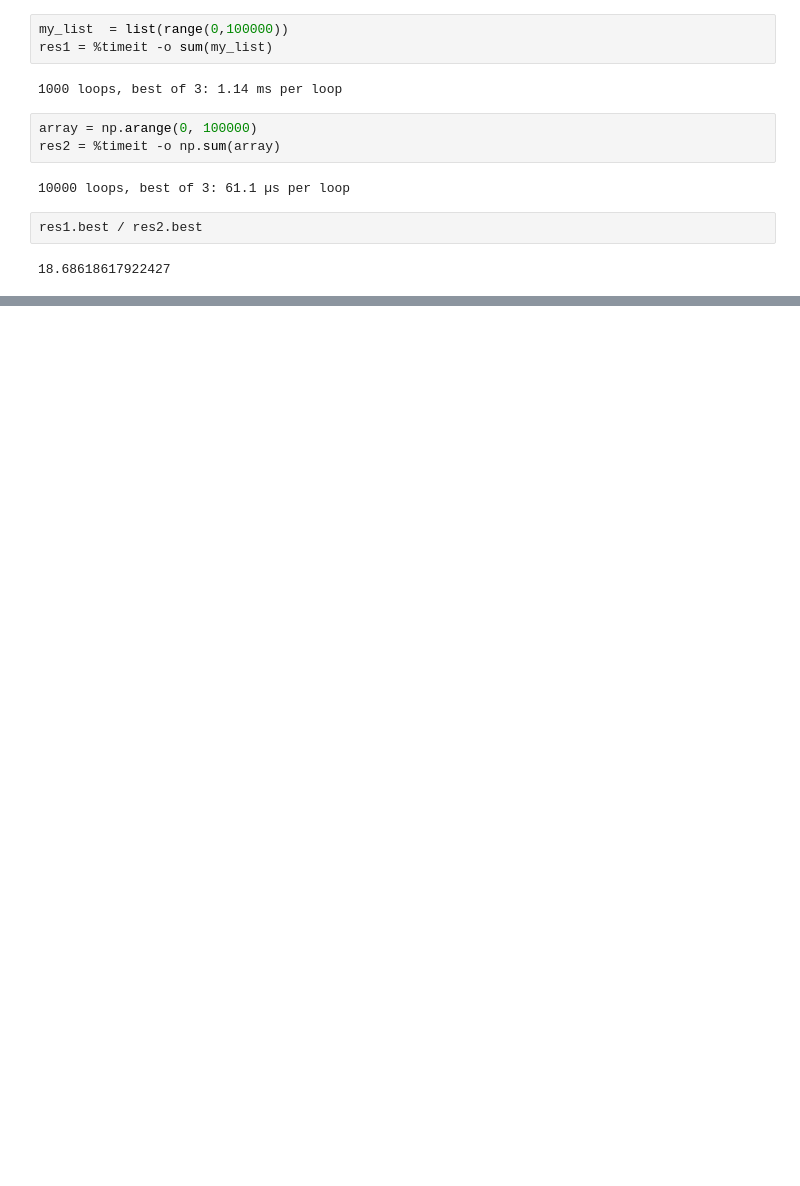
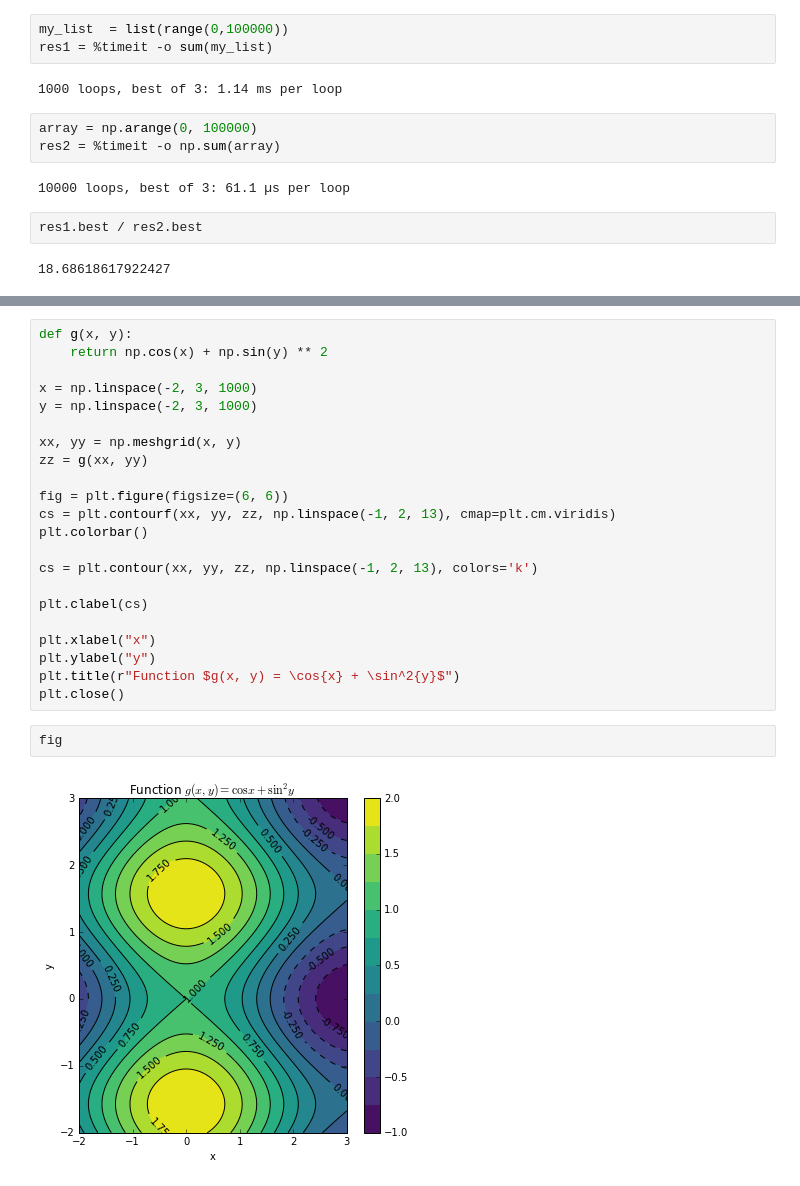
Before and after one commit to astrojuanlu/python-fun-and-profit, a Jupyter notebook: Python for fun and profit.ipynb, the cells around one changed output, grey strips where cells are left out. Drawn from its saved outputs; the diff is of its cells as text; blank space fills up the shorter version.

```diff
--- a/Python for fun and profit.ipynb
+++ b/Python for fun and profit.ipynb
@@ -197,0 +219,26 @@ General purpose scientific computing library
+# %%
+def g(x, y):
+    return np.cos(x) + np.sin(y) ** 2
+
+x = np.linspace(-2, 3, 1000)
+y = np.linspace(-2, 3, 1000)
+
+xx, yy = np.meshgrid(x, y)
+zz = g(xx, yy)
+
+fig = plt.figure(figsize=(6, 6))
+cs = plt.contourf(xx, yy, zz, np.linspace(-1, 2, 13), cmap=plt.cm.viridis)
+plt.colorbar()
+
+cs = plt.contour(xx, yy, zz, np.linspace(-1, 2, 13), colors='k')
+
+plt.clabel(cs)
+
+plt.xlabel("x")
+plt.ylabel("y")
+plt.title(r"Function $g(x, y) = \cos{x} + \sin^2{y}$")
+plt.close()
+# %%
+fig
+# %% [output]
+[figure, added]
```
Also changed, not shown: parts of 6 cells of this notebook.
